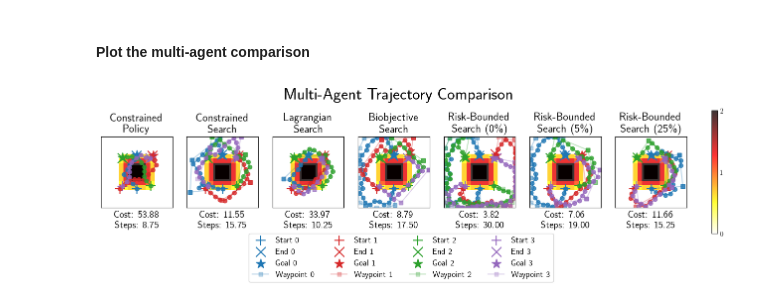
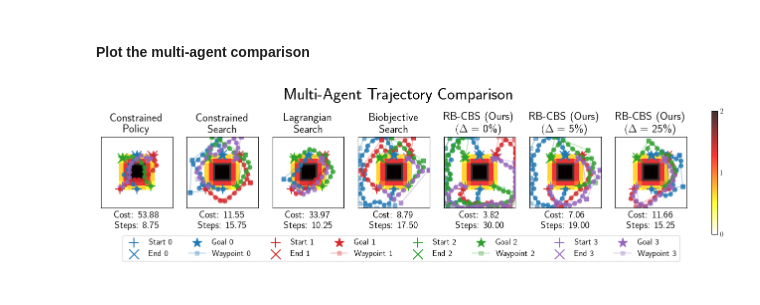
Before and after one commit to delay-planner/rb-visual-mapf, a Jupyter notebook: pud/plots/plot_safe_pointenv_illustration.ipynb, the cells around one changed output. Saved outputs shown, nothing was run; the diff lists cells and outputs as text; code cells hidden in the pictures.

```diff
--- a/pud/plots/plot_safe_pointenv_illustration.ipynb
+++ b/pud/plots/plot_safe_pointenv_illustration.ipynb
@@ -499,9 +499,9 @@ methods_records_map = {
     "Constrained\nSearch": (constrained_search_records, constrained_search_observations, constrained_search_waypoints),
     "Lagrangian\nSearch": (lagrangian_search_records, lagrangian_search_observations, lagrangian_search_waypoints),
     "Biobjective\nSearch": (biobjective_search_records, biobjective_search_observations, biobjective_search_waypoints),
-    "Risk-Bounded\nSearch 1": (rbu_search_records_0, rbu_search_observations_0, rbu_search_waypoints_0),
-    "Risk-Bounded\nSearch 2": (rbu_search_records_1, rbu_search_observations_1, rbu_search_waypoints_1),
-    "Risk-Bounded\nSearch 3": (rbu_search_records_2, rbu_search_observations_2, rbu_search_waypoints_2),  # type: ignore
+    "RB-CBS (Ours)\n 1": (rbu_search_records_0, rbu_search_observations_0, rbu_search_waypoints_0),
+    "RB-CBS (Ours)\n 2": (rbu_search_records_1, rbu_search_observations_1, rbu_search_waypoints_1),
+    "RB-CBS (Ours)\n 3": (rbu_search_records_2, rbu_search_observations_2, rbu_search_waypoints_2),  # type: ignore
 }
 titles = methods_records_map.keys()
 
@@ -521,12 +521,12 @@ for ax, title in zip(axs.flat, list(titles)):
         methods_records_map[title][1][agent_id],
         title,
         ax,
-        wps=methods_records_map[title][2][agent_id] if "Search" in title else None,
+        wps=methods_records_map[title][2][agent_id] if "Search" in title or "Ours" in title else None,
         use_agent_id=False
     )
-    if "Bounded" in title:
-        # ax.set_title(title[:-2] + r"$(\Delta=$" + delta_strings.pop(0) + ")", fontsize=16)
-        ax.set_title(title[:-2] + " (" + delta_percents.pop(0) + ")", fontsize=16)  # type: ignore
+    if "Ours" in title:
+        ax.set_title(title[:-2] + r"$(\Delta=$ " + delta_percents.pop(0) + ")", fontsize=16)
+        # ax.set_title(title[:-2] + " (" + delta_percents.pop(0) + ")", fontsize=16)  # type: ignore
     # cc, reward = calculate_costs_and_rewards(methods_records_map[title][0],
     #                                          methods_records_map[title][2] if "Search" in title else None)
     cc, reward = calculate_costs_and_rewards(methods_records_map[title][0])
@@ -850,39 +850,39 @@ deltas = [bounds_data["cbs"]["lb"] + RISK_PERCENTAGES[i] * (bounds_data["cbs"]["
 delta_strings = [f"{deltas[i]:.2f}" for i in range(len(deltas))]
 delta_percents = [f"{RISK_PERCENTAGES[i] * 100:.0f}\%" for i in range(len(RISK_PERCENTAGES))]  # type: ignore
 
 methods_records_map = {
     "Constrained\nPolicy": (constrained_records, constrained_observations),
     "Constrained\nSearch": (constrained_search_records, constrained_search_observations, constrained_search_waypoints),
     "Lagrangian\nSearch": (lagrangian_search_records, lagrangian_search_observations, lagrangian_search_waypoints),
     "Biobjective\nSearch": (biobjective_search_records, biobjective_search_observations, biobjective_search_waypoints),
-    "Risk-Bounded\nSearch 1": (rbu_search_records_0, rbu_search_observations_0, rbu_search_waypoints_0),
-    "Risk-Bounded\nSearch 2": (rbu_search_records_1, rbu_search_observations_1, rbu_search_waypoints_1),
-    "Risk-Bounded\nSearch 3": (rbu_search_records_2, rbu_search_observations_2, rbu_search_waypoints_2),  # type: ignore
+    "RB-CBS (Ours)\n 1": (rbu_search_records_0, rbu_search_observations_0, rbu_search_waypoints_0),
+    "RB-CBS (Ours)\n 2": (rbu_search_records_1, rbu_search_observations_1, rbu_search_waypoints_1),
+    "RB-CBS (Ours)\n 3": (rbu_search_records_2, rbu_search_observations_2, rbu_search_waypoints_2),  # type: ignore
 }
 titles = methods_records_map.keys()
 
 for ax, title in zip(axs.flat, list(titles)):
     for agent_id in range(n_agents):
         ax = plot_agent_paths(
             agent_id,
             start[agent_id],
             goal[agent_id],
             np.array(methods_records_map[title][1][agent_id]),
             title,
             ax,
-            wps=np.array(methods_records_map[title][2][agent_id]) if "Search" in title else None
+            wps=np.array(methods_records_map[title][2][agent_id]) if "Search" in title or "Ours" in title else None
         )
-    if "Bounded" in title:
-        # ax.set_title(title[:-2] + r"$(\Delta=$" + delta_strings.pop(0) + ")", fontsize=16)
-        ax.set_title(title[:-2] + " (" + delta_percents.pop(0) + ")", fontsize=16)  # type: ignore
+    if "Ours" in title:
+        ax.set_title(title[:-2] + r"$(\Delta=$ " + delta_percents.pop(0) + ")", fontsize=16)
+        # ax.set_title(title[:-2] + " (" + delta_percents.pop(0) + ")", fontsize=16)  # type: ignore
     # cc, reward = calculate_costs_and_rewards(methods_records_map[title][0],
     #                                          methods_records_map[title][2] if "Search" in title else None)
     cc, reward = calculate_costs_and_rewards(methods_records_map[title][0])
     ax.text(0.5, -0.1, f"Cost: {cc:.2f}", horizontalalignment="center", verticalalignment="center", transform=ax.transAxes, weight='bold', fontsize=14)
     ax.text(0.5, -0.25, f"Steps: {abs(reward):.2f}", horizontalalignment="center", verticalalignment="center", transform=ax.transAxes, weight='bold', fontsize=14)
 
-plt.legend(loc="lower center", bbox_to_anchor=(-3, -1.1), ncol=4, fontsize=12)
+plt.legend(loc="lower center", bbox_to_anchor=(-3, -0.8), ncol=8, fontsize=12)
 _ = plt.suptitle("Multi-Agent Trajectory Comparison", fontsize=24)
 plt.savefig("pud/plots/figures/paper/safe_multi_agent_pointenv_comparison.svg", bbox_inches="tight")
 # %% [output]
-[figure, old version]
+[figure, new version]
```
Also changed, not shown: parts of 16 cells of this notebook, 2 other files.
